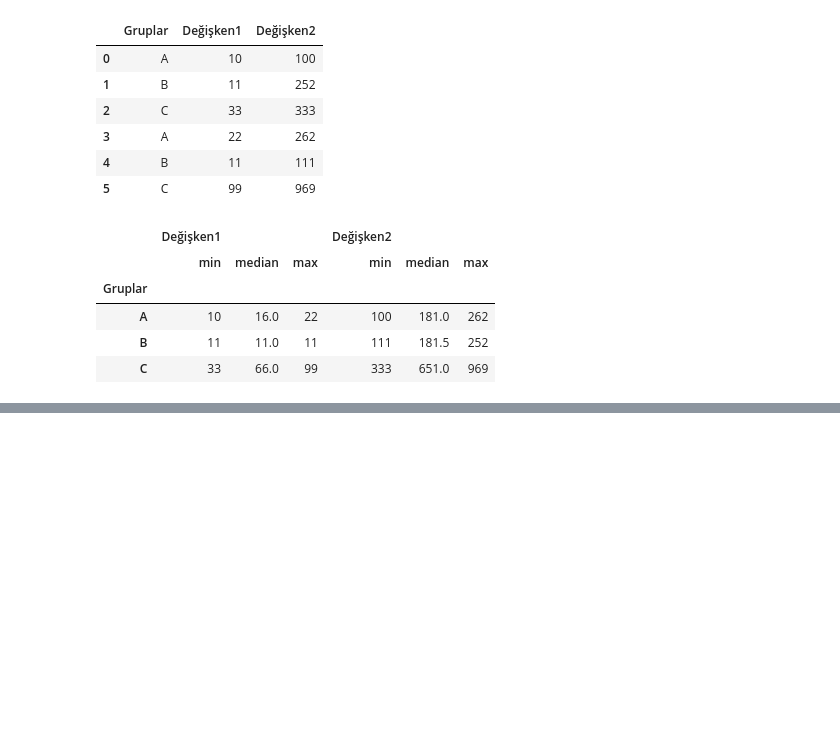
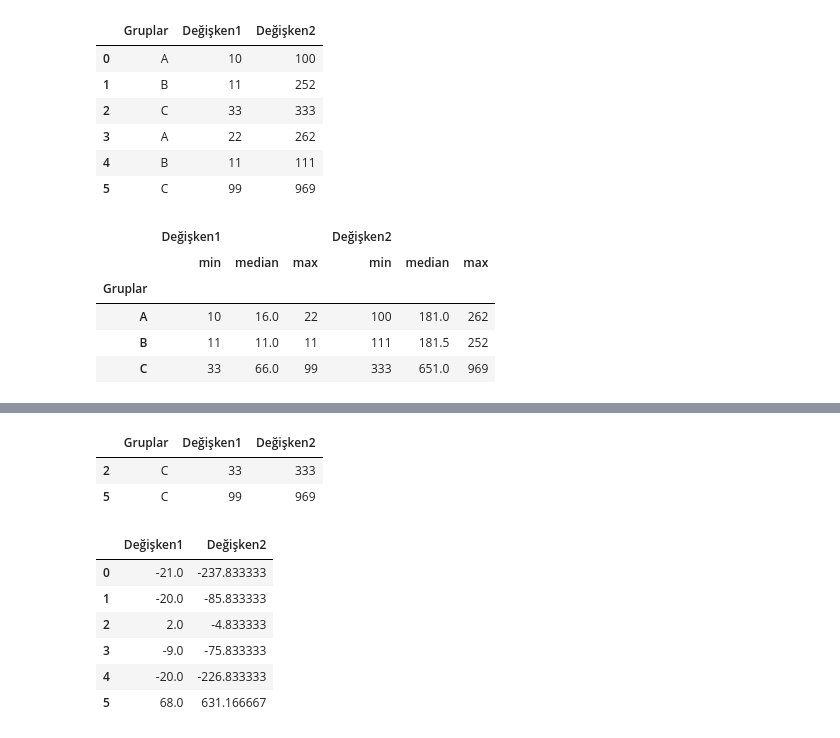
Before and after one commit to howtofightforstudy/YetGen-Core-Python, a Jupyter notebook: 11. Hafta/Eğitim Öncesi/hafta11.ipynb, the cells around one changed output, grey strips where cells are left out. Saved outputs shown, nothing was run; the diff lists cells and outputs as text; code cells hidden in the pictures; blank space fills up the shorter version.

```diff
--- a/11. Hafta/Eğitim Öncesi/hafta11.ipynb
+++ b/11. Hafta/Eğitim Öncesi/hafta11.ipynb
@@ -726,3 +727,11 @@ df.groupby("Gruplar").aggregate(["min",np.median ,"max"])
 | A | 10 | 16.0 | 22 | 100 | 181.0 | 262 |
 | B | 11 | 11.0 | 11 | 111 | 181.5 | 252 |
 | C | 33 | 66.0 | 99 | 333 | 651.0 | 969 |
+# %%
+import pandas as pd
+df = pd.DataFrame({
+    "Gruplar": ["A", "B", "C", "A", "B", "C"],
+    "Değişken1": [10, 11, 33, 22, 11, 99],
+    "Değişken2": [100, 252, 333, 262, 111, 969]})
+df.groupby("Gruplar").aggregate({"Değişken1": "min", "Değişken2": "max"})
+# DataFrame'de gruplara göre minimum ve maksimum değerleri hesaplar
@@ -728,0 +744,21 @@ df.groupby("Gruplar").aggregate(["min",np.median ,"max"])
+# %%
+def filter_func(x):
+    return x["Değişken1"].std() > 9
+df.groupby("Gruplar").filter(filter_func)
+# Gruplara göre Değişken1 sütununun standart sapması 9'd
+# %% [output]
+|  | Gruplar | Değişken1 | Değişken2 |
+| 2 | C | 33 | 333 |
+| 5 | C | 99 | 969 |
+# %%
+dfa = df.iloc[:,1:3]  # DataFrame'den 1. ve 2. sütunları seçer
+dfa.transform(lambda x: x - x.mean())
+# DataFrame'deki her sütunun ortalamasını çıkarır
+# %% [output]
+|  | Değişken1 | Değişken2 |
+| 0 | -21.0 | -237.833333 |
+| 1 | -20.0 | -85.833333 |
+| 2 | 2.0 | -4.833333 |
+| 3 | -9.0 | -75.833333 |
+| 4 | -20.0 | -226.833333 |
+| 5 | 68.0 | 631.166667 |
```
Also changed, not shown: parts of 9 cells of this notebook, 2 other files.
